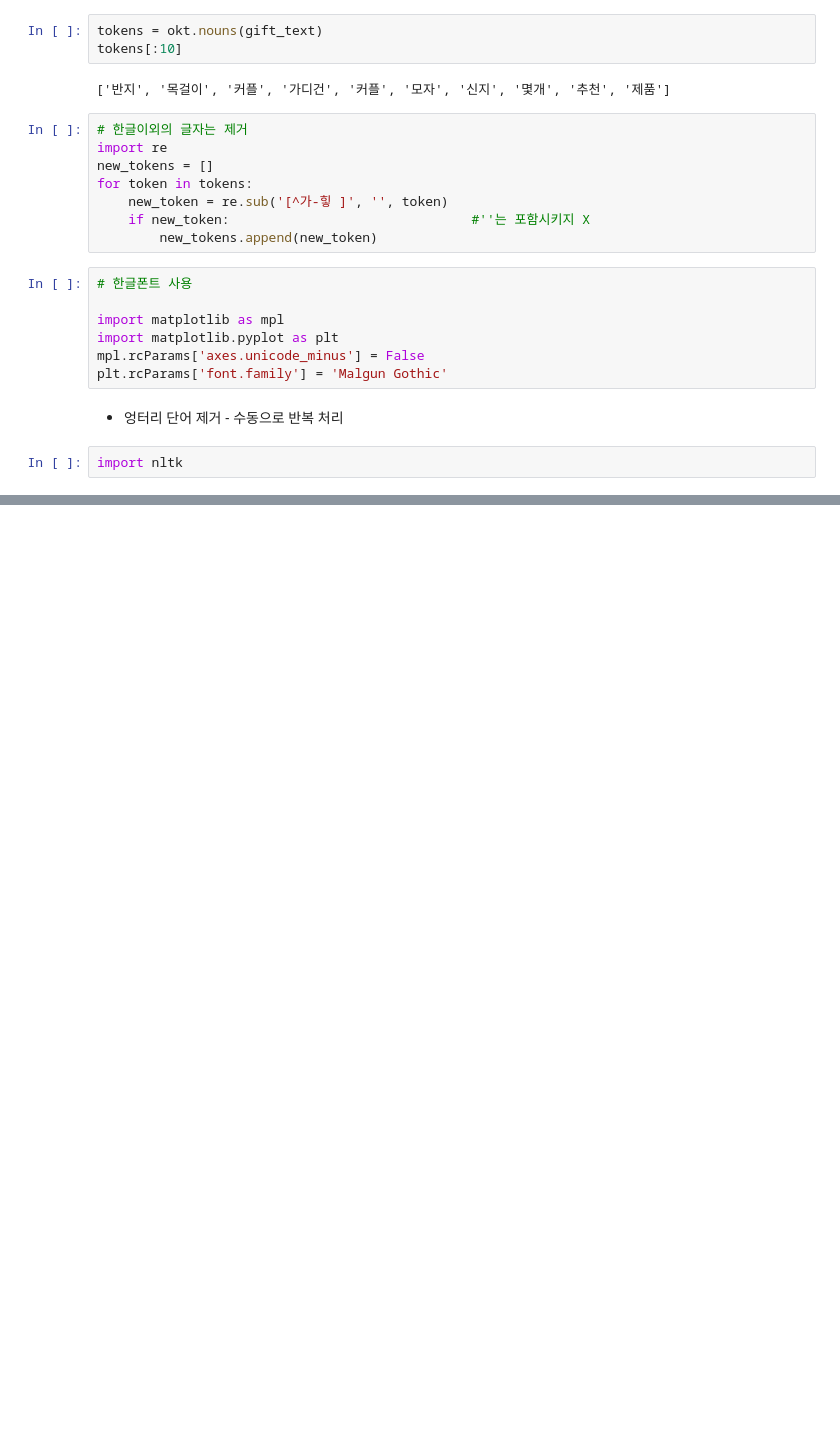
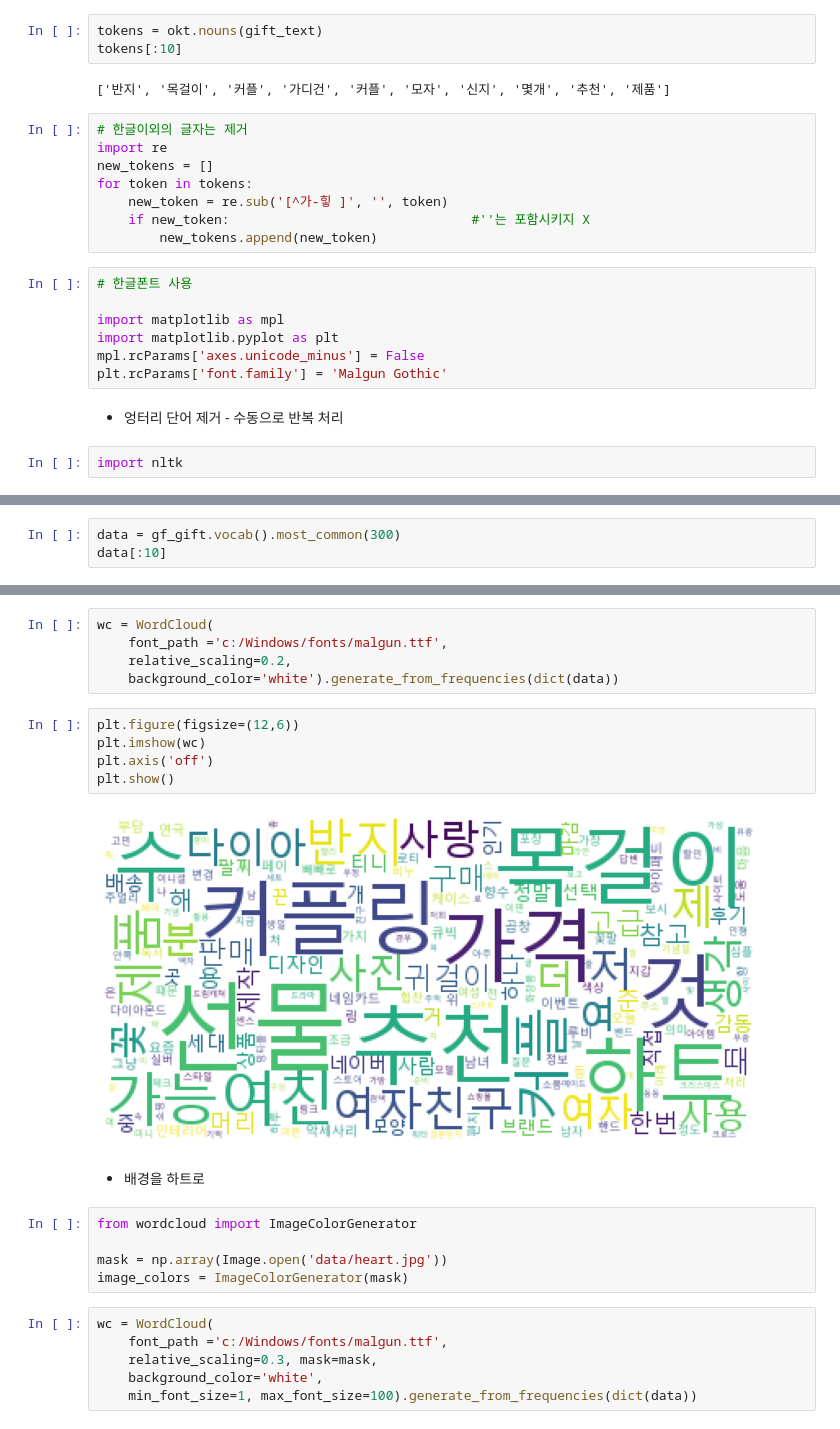
Before and after one commit to js2bean/Machine_learning_lecture-2021.12, a Jupyter notebook: 06.텍스트분석/02.워드클라우드.ipynb, the cells around one changed output, grey strips where cells are left out. Saved outputs shown, nothing was run; the diff lists cells and outputs as text; blank space fills up the shorter version.

```diff
--- a/06.텍스트분석/02.워드클라우드.ipynb
+++ b/06.텍스트분석/02.워드클라우드.ipynb
@@ -69,0 +77,3 @@ new_token_list = [ token for token in new_tokens if token not in stop_list]
+# %%
+data = gf_gift.vocab().most_common(300)
+data[:10]
@@ -69,0 +91,25 @@ new_token_list = [ token for token in new_tokens if token not in stop_list]
+# %%
+wc = WordCloud(
+    font_path ='c:/Windows/fonts/malgun.ttf',
+    relative_scaling=0.2,
+    background_color='white').generate_from_frequencies(dict(data))
+# %%
+plt.figure(figsize=(12,6))
+plt.imshow(wc)
+plt.axis('off')
+plt.show()
+# %% [output]
+[figure, added]
+# %% [markdown]
+- 배경을 하트로
+# %%
+from wordcloud import ImageColorGenerator
+
+mask = np.array(Image.open('data/heart.jpg'))
+image_colors = ImageColorGenerator(mask)
+# %%
+wc = WordCloud(
+    font_path ='c:/Windows/fonts/malgun.ttf',
+    relative_scaling=0.3, mask=mask,
+    background_color='white',
+    min_font_size=1, max_font_size=100).generate_from_frequencies(dict(data))
```
Also changed, not shown: parts of 6 cells of this notebook, 6 other files.
